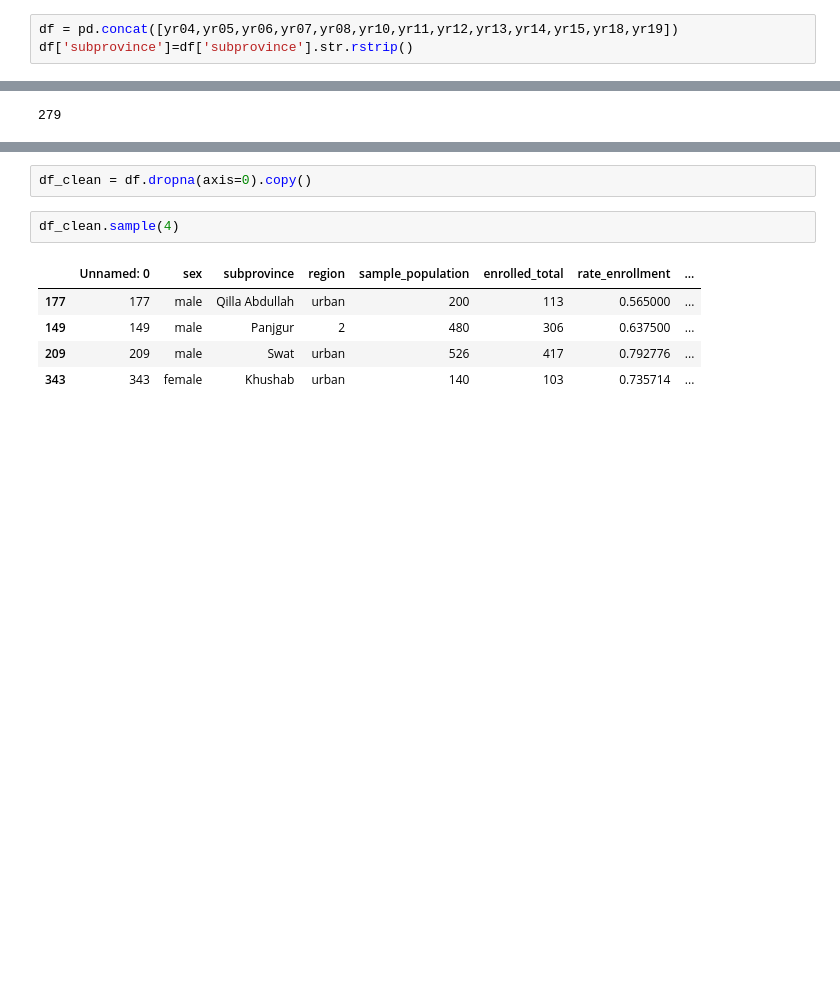
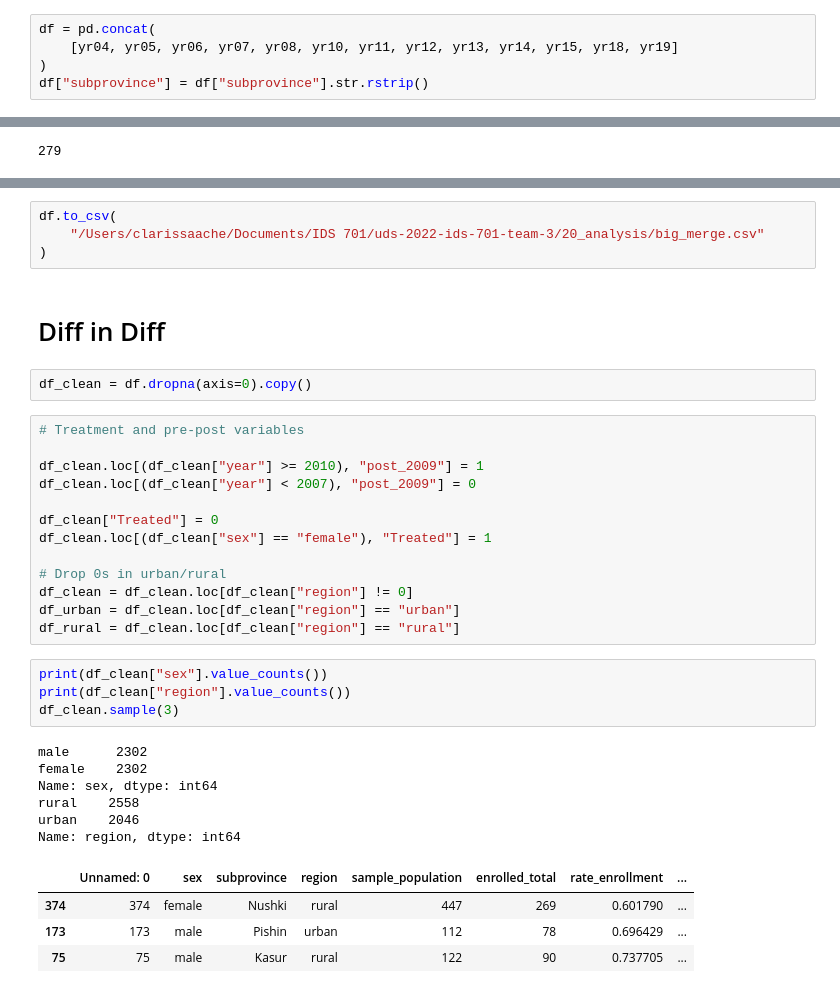
Before and after one commit to preetkhowaja/taliban_impact_pakistan, a Jupyter notebook: 20_analysis/big_merge.ipynb, the cells around one changed output, grey strips where cells are left out. Drawn from its saved outputs; the diff is of its cells as text; blank space fills up the shorter version.

```diff
--- a/20_analysis/big_merge.ipynb
+++ b/20_analysis/big_merge.ipynb
@@ -46,6 +72,8 @@ yr19['year']=2019
 # %%
-df = pd.concat([yr04,yr05,yr06,yr07,yr08,yr10,yr11,yr12,yr13,yr14,yr15,yr18,yr19])
-df['subprovince']=df['subprovince'].str.rstrip()
+df = pd.concat(
+    [yr04, yr05, yr06, yr07, yr08, yr10, yr11, yr12, yr13, yr14, yr15, yr18, yr19]
+)
+df["subprovince"] = df["subprovince"].str.rstrip()
 # %%
 # Unique # of cities
 df.subprovince.nunique()
@@ -275,13 +311,39 @@ pd.crosstab(df['subprovince'],df['year'])
 | Washuk | 0 | 0 | 0 | 0 | 4 | 4 | 0 | 4 | 4 | 4 | 4 | ... |
 | Zhob | 4 | 4 | 4 | 8 | 4 | 4 | 4 | 4 | 4 | 4 | 4 | ... |
 | Ziarat | 0 | 0 | 4 | 0 | 4 | 4 | 0 | 4 | 4 | 4 | 4 | ... |
+# %%
+df.to_csv(
+    "/Users/clarissaache/Documents/IDS 701/uds-2022-ids-701-team-3/20_analysis/big_merge.csv"
+)
+# %% [markdown]
+# Diff in Diff
 # %%
 df_clean = df.dropna(axis=0).copy()
-# %%
-df_clean.sample(4)
-# %% [output]
-|  | Unnamed: 0 | sex | subprovince | region | sample_population | enrolled_total | rate_enrollment | ... |
-| 177 | 177 | male | Qilla Abdullah | urban | 200 | 113 | 0.565000 | ... |
-| 149 | 149 | male | Panjgur | 2 | 480 | 306 | 0.637500 | ... |
-| 209 | 209 | male | Swat | urban | 526 | 417 | 0.792776 | ... |
-| 343 | 343 | female | Khushab | urban | 140 | 103 | 0.735714 | ... |
+# %%
+# Treatment and pre-post variables
+
+df_clean.loc[(df_clean["year"] >= 2010), "post_2009"] = 1
+df_clean.loc[(df_clean["year"] < 2007), "post_2009"] = 0
+
+df_clean["Treated"] = 0
+df_clean.loc[(df_clean["sex"] == "female"), "Treated"] = 1
+
+# Drop 0s in urban/rural
+df_clean = df_clean.loc[df_clean["region"] != 0]
+df_urban = df_clean.loc[df_clean["region"] == "urban"]
+df_rural = df_clean.loc[df_clean["region"] == "rural"]
+# %%
+print(df_clean["sex"].value_counts())
+print(df_clean["region"].value_counts())
+df_clean.sample(3)
+# %% [output]
+male      2302
+female    2302
+Name: sex, dtype: int64
+rural    2558
+urban    2046
+Name: region, dtype: int64
+|  | Unnamed: 0 | sex | subprovince | region | sample_population | enrolled_total | rate_enrollment | ... |
+| 374 | 374 | female | Nushki | rural | 447 | 269 | 0.601790 | ... |
+| 173 | 173 | male | Pishin | urban | 112 | 78 | 0.696429 | ... |
+| 75 | 75 | male | Kasur | rural | 122 | 90 | 0.737705 | ... |
```
Also changed, not shown: parts of 12 cells of this notebook, 1 other file.
